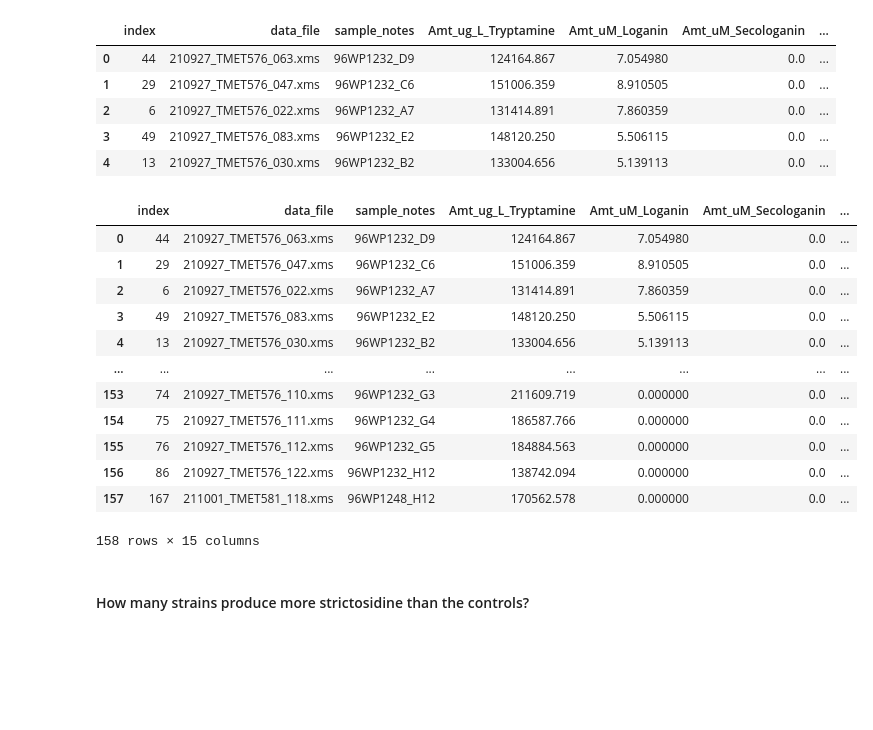
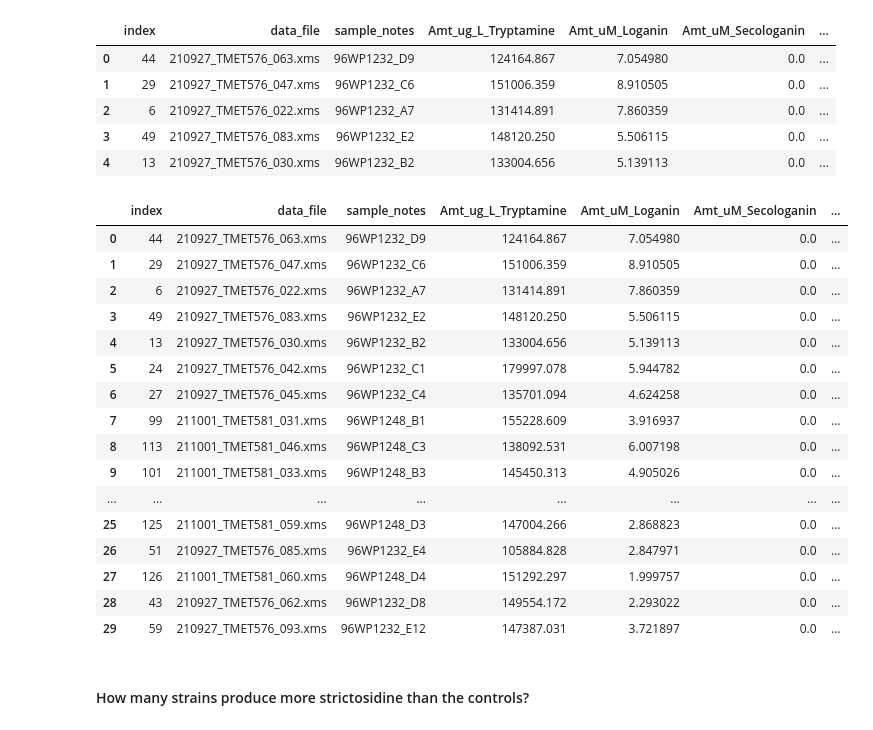
Before and after one commit to hiyama341/teemi, a Jupyter notebook: colab_notebooks/10_2_TEST_Library_Characterization.ipynb, the cells around one changed output. Saved outputs shown, nothing was run; the diff lists cells and outputs as text; code cells hidden in the pictures; blank space fills up the shorter version.

```diff
--- a/colab_notebooks/10_2_TEST_Library_Characterization.ipynb
+++ b/colab_notebooks/10_2_TEST_Library_Characterization.ipynb
@@ -288,21 +288,25 @@ sorted_df_lcms.head()
 | 3 | 49 | 210927_TMET576_083.xms | 96WP1232_E2 | 148120.250 | 5.506115 | 0.0 | ... |
 | 4 | 13 | 210927_TMET576_030.xms | 96WP1232_B2 | 133004.656 | 5.139113 | 0.0 | ... |
 # %%
-sorted_df_lcms
+sorted_df_lcms.head(30)
 # %% [output]
 |  | index | data_file | sample_notes | Amt_ug_L_Tryptamine | Amt_uM_Loganin | Amt_uM_Secologanin | ... |
 | 0 | 44 | 210927_TMET576_063.xms | 96WP1232_D9 | 124164.867 | 7.054980 | 0.0 | ... |
 | 1 | 29 | 210927_TMET576_047.xms | 96WP1232_C6 | 151006.359 | 8.910505 | 0.0 | ... |
 | 2 | 6 | 210927_TMET576_022.xms | 96WP1232_A7 | 131414.891 | 7.860359 | 0.0 | ... |
 | 3 | 49 | 210927_TMET576_083.xms | 96WP1232_E2 | 148120.250 | 5.506115 | 0.0 | ... |
 | 4 | 13 | 210927_TMET576_030.xms | 96WP1232_B2 | 133004.656 | 5.139113 | 0.0 | ... |
+| 5 | 24 | 210927_TMET576_042.xms | 96WP1232_C1 | 179997.078 | 5.944782 | 0.0 | ... |
+| 6 | 27 | 210927_TMET576_045.xms | 96WP1232_C4 | 135701.094 | 4.624258 | 0.0 | ... |
+| 7 | 99 | 211001_TMET581_031.xms | 96WP1248_B1 | 155228.609 | 3.916937 | 0.0 | ... |
+| 8 | 113 | 211001_TMET581_046.xms | 96WP1248_C3 | 138092.531 | 6.007198 | 0.0 | ... |
+| 9 | 101 | 211001_TMET581_033.xms | 96WP1248_B3 | 145450.313 | 4.905026 | 0.0 | ... |
 | ... | ... | ... | ... | ... | ... | ... | ... |
-| 153 | 74 | 210927_TMET576_110.xms | 96WP1232_G3 | 211609.719 | 0.000000 | 0.0 | ... |
-| 154 | 75 | 210927_TMET576_111.xms | 96WP1232_G4 | 186587.766 | 0.000000 | 0.0 | ... |
-| 155 | 76 | 210927_TMET576_112.xms | 96WP1232_G5 | 184884.563 | 0.000000 | 0.0 | ... |
-| 156 | 86 | 210927_TMET576_122.xms | 96WP1232_H12 | 138742.094 | 0.000000 | 0.0 | ... |
-| 157 | 167 | 211001_TMET581_118.xms | 96WP1248_H12 | 170562.578 | 0.000000 | 0.0 | ... |
+| 25 | 125 | 211001_TMET581_059.xms | 96WP1248_D3 | 147004.266 | 2.868823 | 0.0 | ... |
+| 26 | 51 | 210927_TMET576_085.xms | 96WP1232_E4 | 105884.828 | 2.847971 | 0.0 | ... |
+| 27 | 126 | 211001_TMET581_060.xms | 96WP1248_D4 | 151292.297 | 1.999757 | 0.0 | ... |
+| 28 | 43 | 210927_TMET576_062.xms | 96WP1232_D8 | 149554.172 | 2.293022 | 0.0 | ... |
+| 29 | 59 | 210927_TMET576_093.xms | 96WP1232_E12 | 147387.031 | 3.721897 | 0.0 | ... |
-158 rows × 15 columns
 # %% [markdown]
 #### How many strains produce more strictosidine than the controls?
 # %%
```
Also changed, not shown: parts of 5 cells of this notebook.
